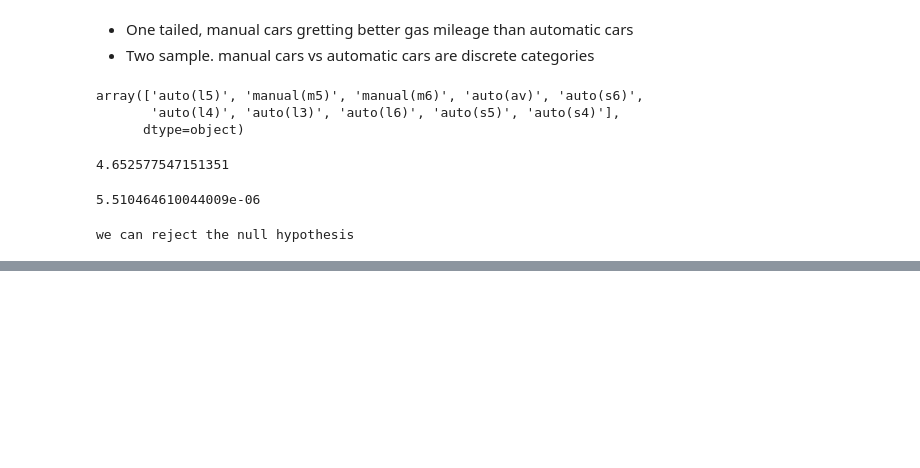
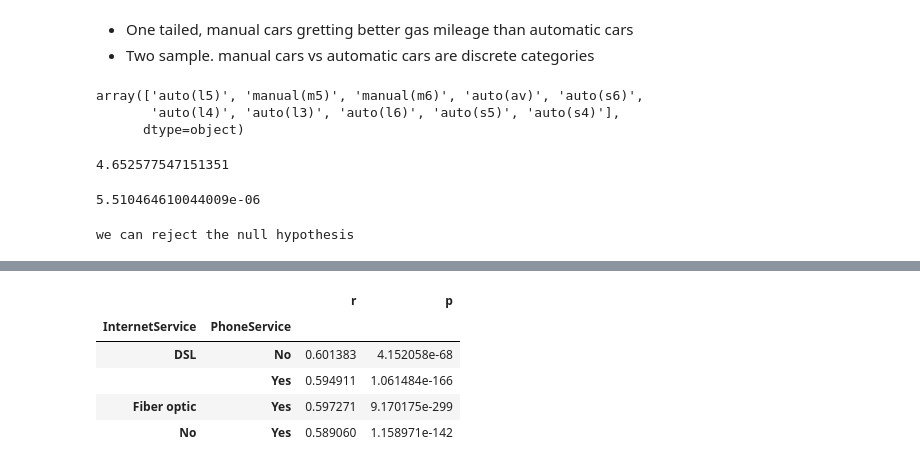
Before and after one commit to Larry-Holmes/statistics-exercises, a Jupyter notebook: hypothesis_testing.ipynb, the cells around one changed output, grey strips where cells are left out. Drawn from its saved outputs; the diff is of its cells as text; code cells hidden in the pictures; blank space fills up the shorter version.

```diff
--- a/hypothesis_testing.ipynb
+++ b/hypothesis_testing.ipynb
@@ -574,0 +384,3 @@ There is no relationship between samples
+# %%
+def corr_fun(df2):
+    return pd.Series(stats.pearsonr(df2.tenure,df2.TotalCharges), index = ['r','p'])
@@ -574,0 +392,9 @@ There is no relationship between samples
+# %%
+df2.groupby(['InternetService', 'PhoneService']).apply(corr_fun)
+# %% [output]
+|  |  | r | p |
+| InternetService | PhoneService |  |  |
+| DSL | No | 0.601383 | 4.152058e-68 |
+|  | Yes | 0.594911 | 1.061484e-166 |
+| Fiber optic | Yes | 0.597271 | 9.170175e-299 |
+| No | Yes | 0.589060 | 1.158971e-142 |
```
Also changed, not shown: parts of 69 cells of this notebook.
